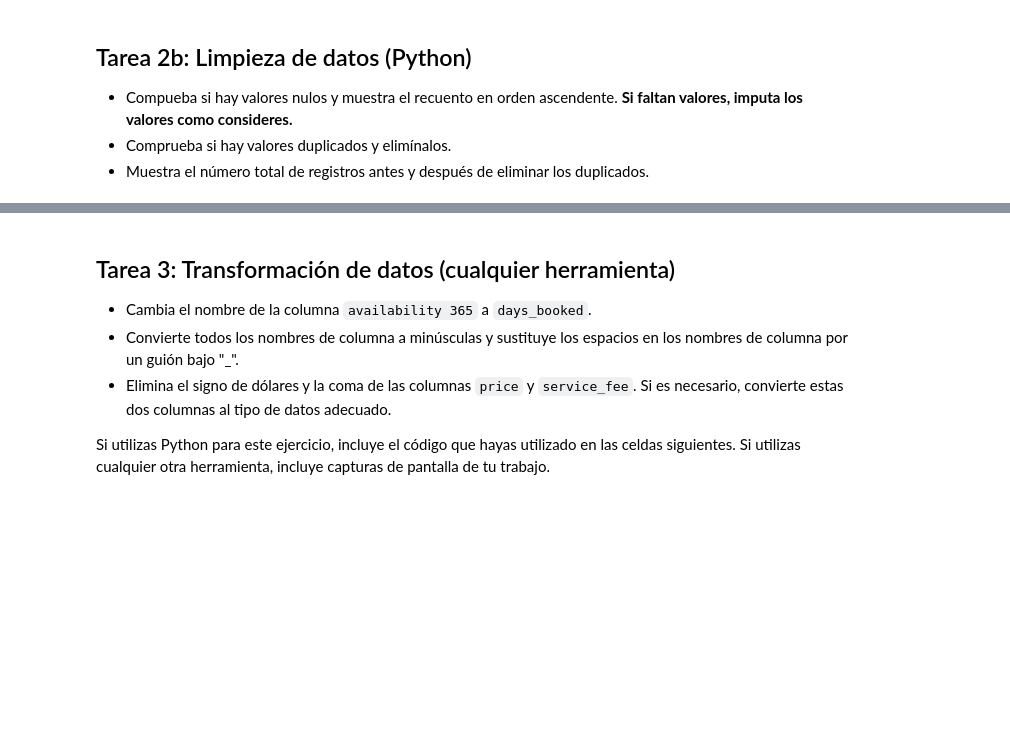
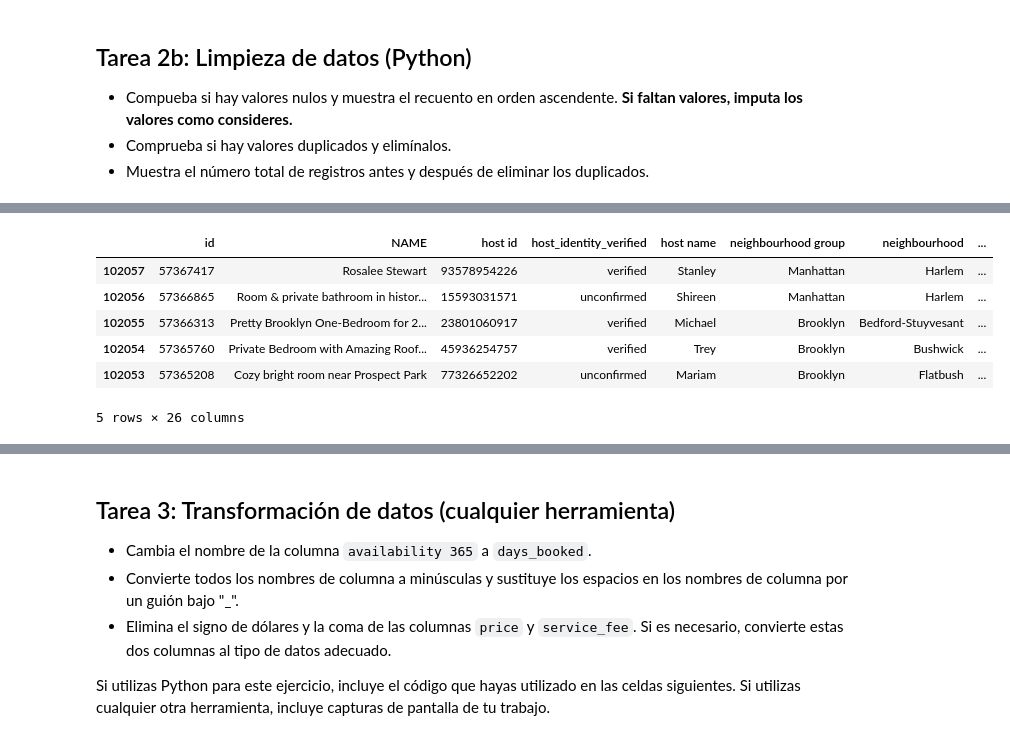
Before and after one commit to MrClodd/IBM_CAPSTONE_ByClod, a Jupyter notebook: Capstone_Project_Spanish.ipynb, the cells around one changed output, grey strips where cells are left out. Drawn from its saved outputs; the diff is of its cells as text; code cells hidden in the pictures; blank space fills up the shorter version.

```diff
--- a/Capstone_Project_Spanish.ipynb
+++ b/Capstone_Project_Spanish.ipynb
@@ -148,2 +192,14 @@ Si utilizas Python para este ejercicio, incluye el código que hayas utilizado e
+# %%
+## Orden ascendente
+
+airbnb.sort_values("id", ascending=False).head()
+# %% [output]
+|  | id | NAME | host id | host_identity_verified | host name | neighbourhood group | neighbourhood | ... |
+| 102057 | 57367417 | Rosalee Stewart | 93578954226 | verified | Stanley | Manhattan | Harlem | ... |
+| 102056 | 57366865 | Room & private bathroom in histor... | 15593031571 | unconfirmed | Shireen | Manhattan | Harlem | ... |
+| 102055 | 57366313 | Pretty Brooklyn One-Bedroom for 2... | 23801060917 | verified | Michael | Brooklyn | Bedford-Stuyvesant | ... |
+| 102054 | 57365760 | Private Bedroom with Amazing Roof... | 45936254757 | verified | Trey | Brooklyn | Bushwick | ... |
+| 102053 | 57365208 | Cozy bright room near Prospect Park | 77326652202 | unconfirmed | Mariam | Brooklyn | Flatbush | ... |
+5 rows × 26 columns
 # %%
 ## Comprueba si hay valores duplicados y elimínalos.
```
Also changed, not shown: parts of 16 cells of this notebook, 5 other files.
